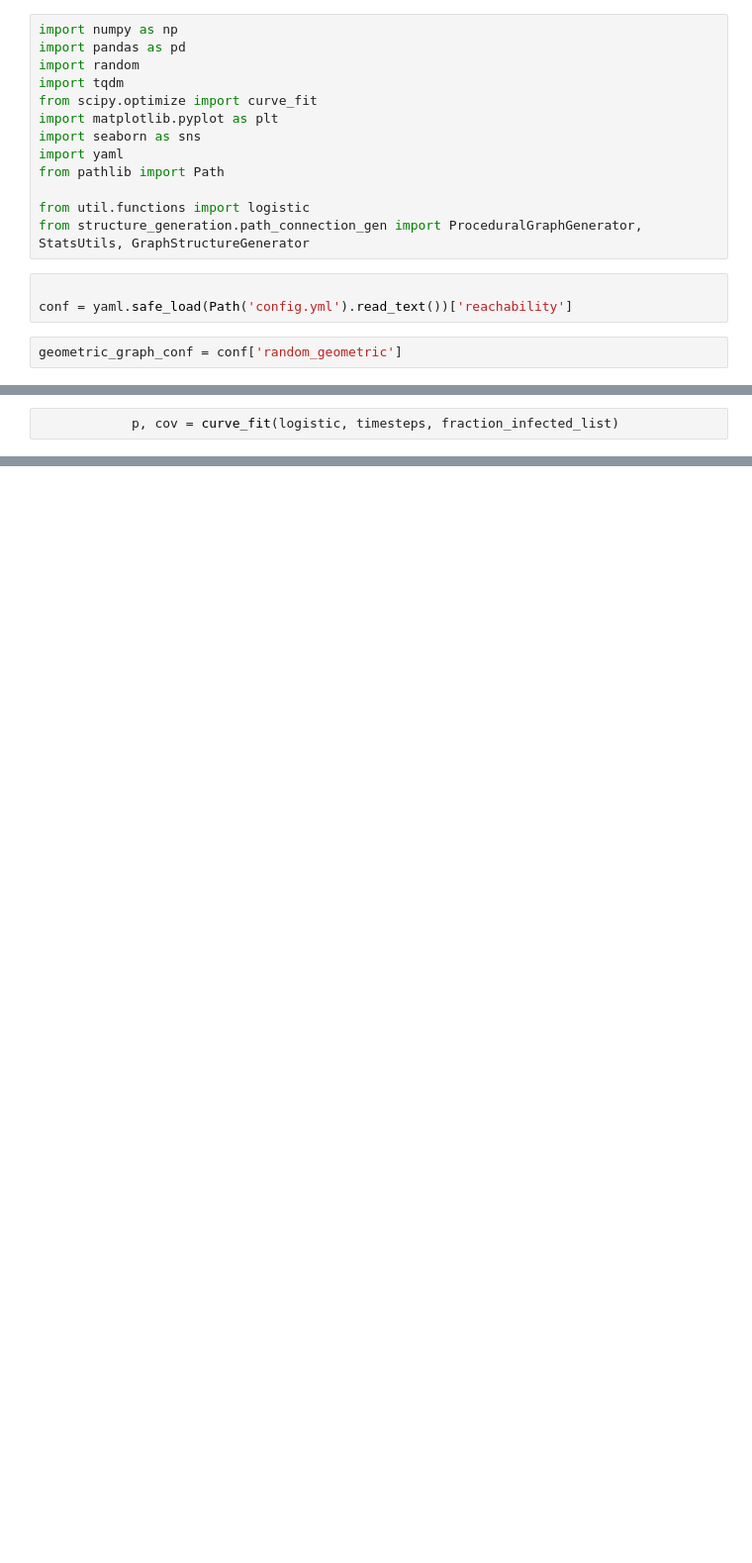
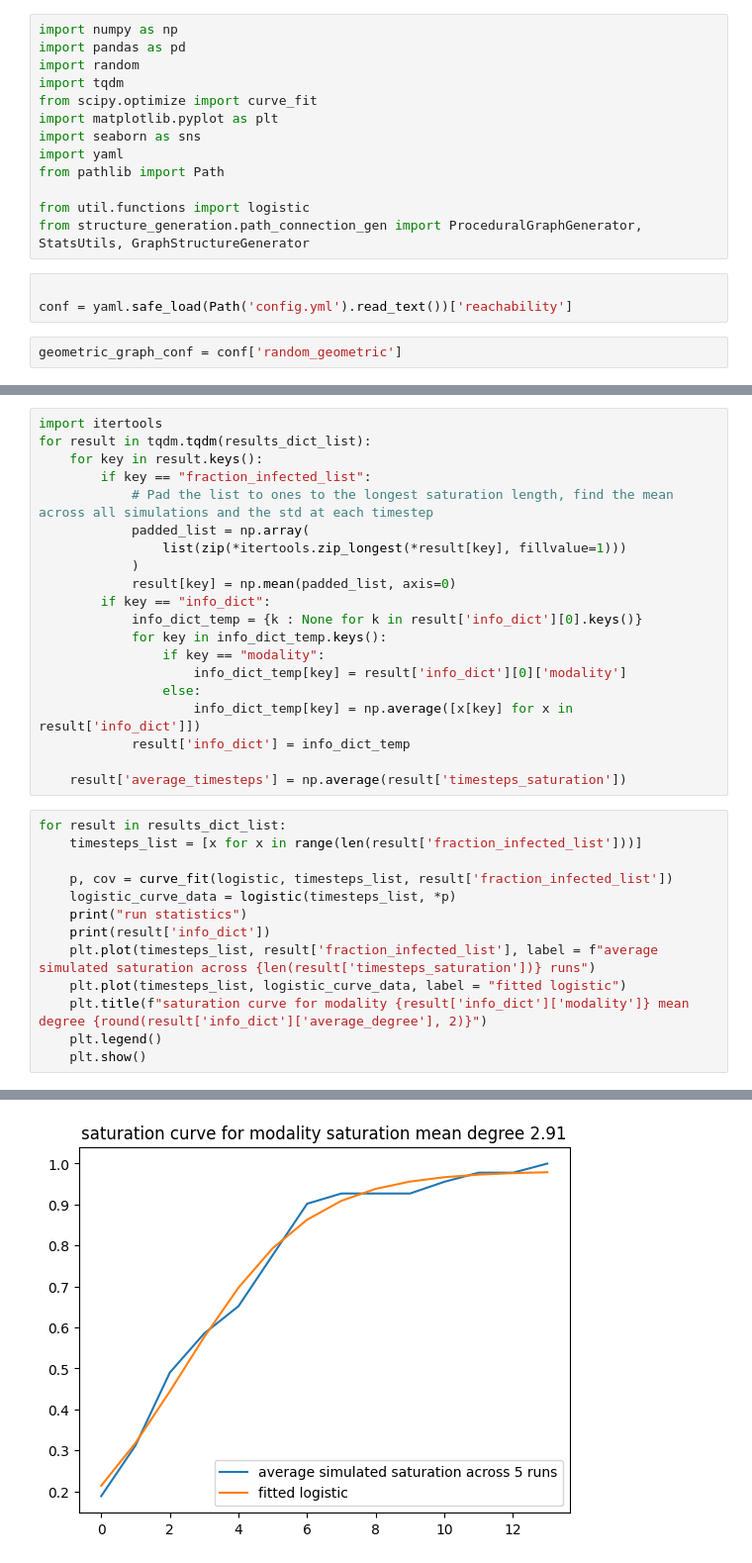
Before and after one commit to cm2435/graph_transmittion_research_project, a Jupyter notebook: variable_structure.ipynb, the cells around one changed output, grey strips where cells are left out. Shown: that part at 99% size. Cells and saved outputs as stored; diff of their text form; blank space fills up the shorter version.

```diff
--- a/variable_structure.ipynb
+++ b/variable_structure.ipynb
@@ -101,2 +91,0 @@ KeyError: 'modality'
-# %%
-            p, cov = curve_fit(logistic, timesteps, fraction_infected_list)
@@ -102,0 +125,34 @@ KeyError: 'modality'
+# %%
+import itertools
+for result in tqdm.tqdm(results_dict_list):
+    for key in result.keys():
+        if key == "fraction_infected_list":
+            # Pad the list to ones to the longest saturation length, find the mean across all simulations and the std at each timestep
+            padded_list = np.array(
+                list(zip(*itertools.zip_longest(*result[key], fillvalue=1)))
+            )
+            result[key] = np.mean(padded_list, axis=0)
+        if key == "info_dict":
+            info_dict_temp = {k : None for k in result['info_dict'][0].keys()}
+            for key in info_dict_temp.keys():
+                if key == "modality":
+                    info_dict_temp[key] = result['info_dict'][0]['modality']
+                else:
+                    info_dict_temp[key] = np.average([x[key] for x in result['info_dict']])
+            result['info_dict'] = info_dict_temp
+
+    result['average_timesteps'] = np.average(result['timesteps_saturation'])
+# %%
+for result in results_dict_list:
+    timesteps_list = [x for x in range(len(result['fraction_infected_list']))]
+
+    p, cov = curve_fit(logistic, timesteps_list, result['fraction_infected_list'])
+    logistic_curve_data = logistic(timesteps_list, *p)
+    print("run statistics")
+    print(result['info_dict'])
+    plt.plot(timesteps_list, result['fraction_infected_list'], label = f"average simulated saturation across {len(result['timesteps_saturation'])} runs")
+    plt.plot(timesteps_list, logistic_curve_data, label = "fitted logistic")
+    plt.title(f"saturation curve for modality {result['info_dict']['modality']} mean degree {round(result['info_dict']['average_degree'], 2)}")
+    plt.legend()
+    plt.show()
+# %% [output]
@@ -102,0 +161 @@ KeyError: 'modality'
+[figure, added]
```
Also changed, not shown: parts of 8 cells of this notebook, 2 other files.
